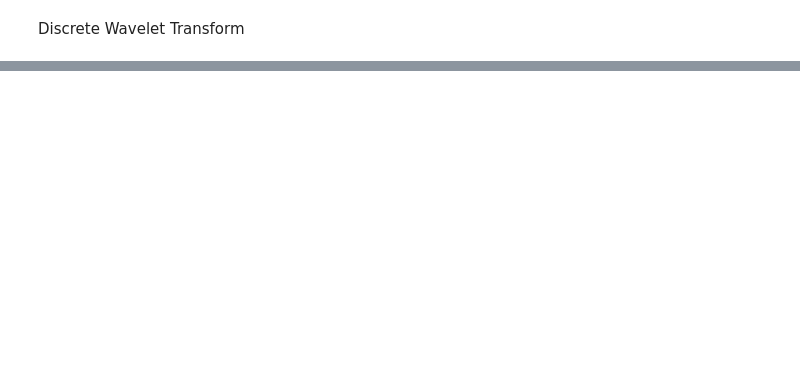
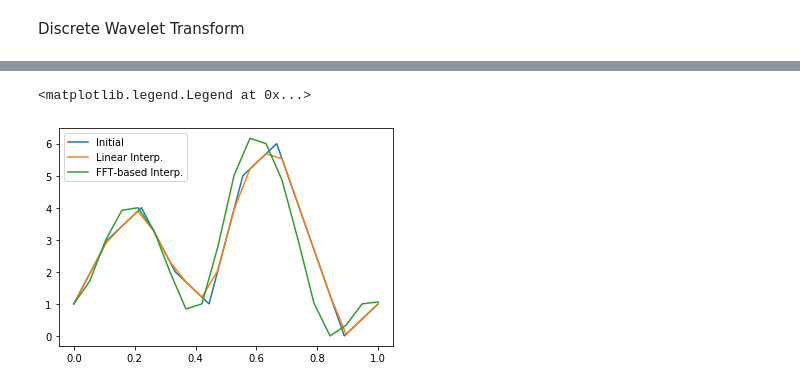
Before and after one commit to ntua-cvsp-lab/DSP_LabSupport, a Jupyter notebook: Audio_Analysis_Intro.ipynb, the cells around one changed output, grey strips where cells are left out. Drawn from its saved outputs; the diff is of its cells as text; code cells hidden in the pictures; blank space fills up the shorter version.

```diff
--- a/Audio_Analysis_Intro.ipynb
+++ b/Audio_Analysis_Intro.ipynb
@@ -130,0 +142,13 @@ plt.legend(('Initial signal','Average','Difference'))
+# %%
+t2 = np.linspace(0,1,20) #linear interpolation
+x_lin = np.interp(t2,t,x) #arguments: new linspace, old linspace, signal
+x_nonlin = sp.signal.resample(x,20) #non-linear interpolation (FFT-based)
+# %%
+%matplotlib inline
+plt.plot(t,x)
+plt.plot(t2,x_lin)
+plt.plot(t2,x_nonlin)
+plt.legend(['Initial', 'Linear Interp.', 'FFT-based Interp.'])
+# %% [output]
+<matplotlib.legend.Legend at 0x...>
+[figure, added]
```
Also changed, not shown: parts of 7 cells of this notebook.
